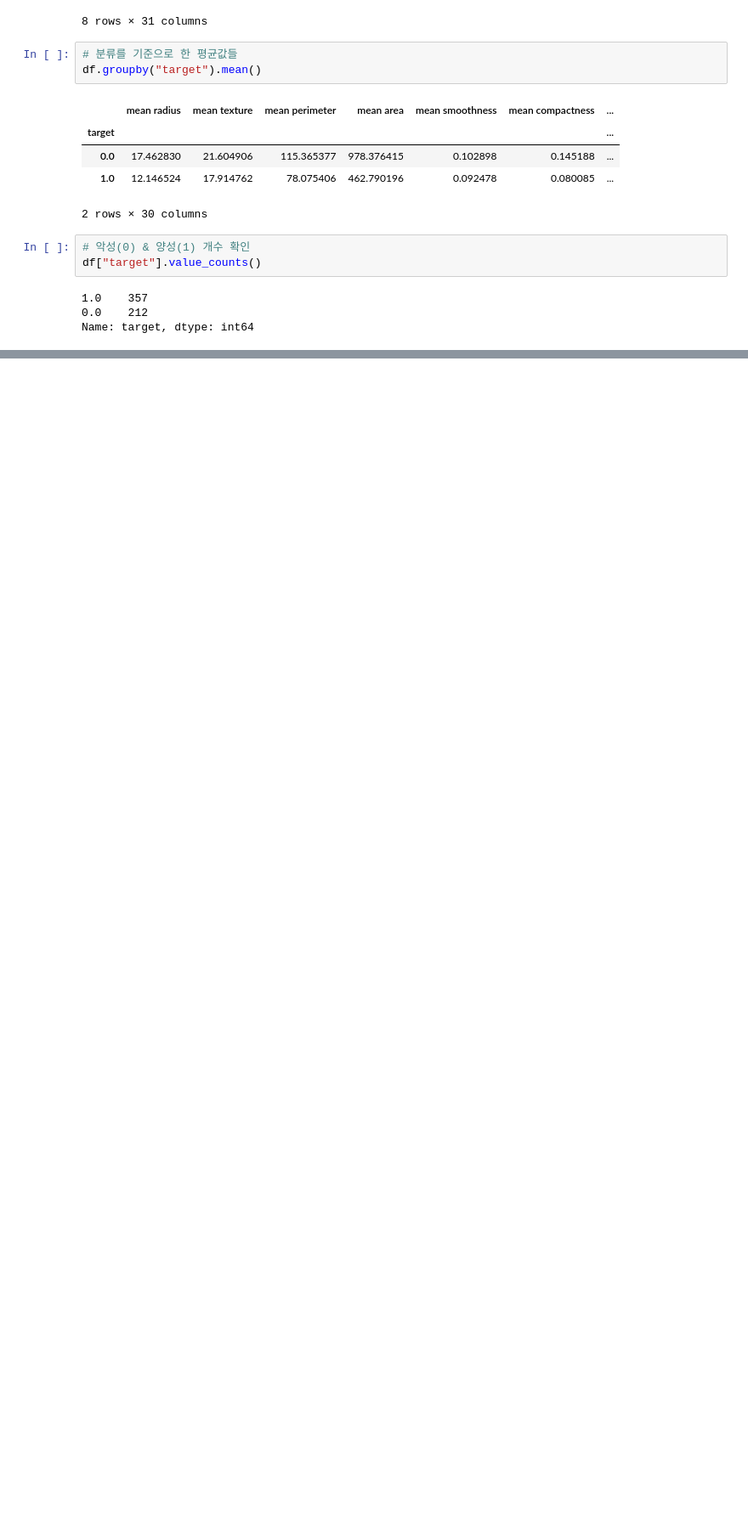
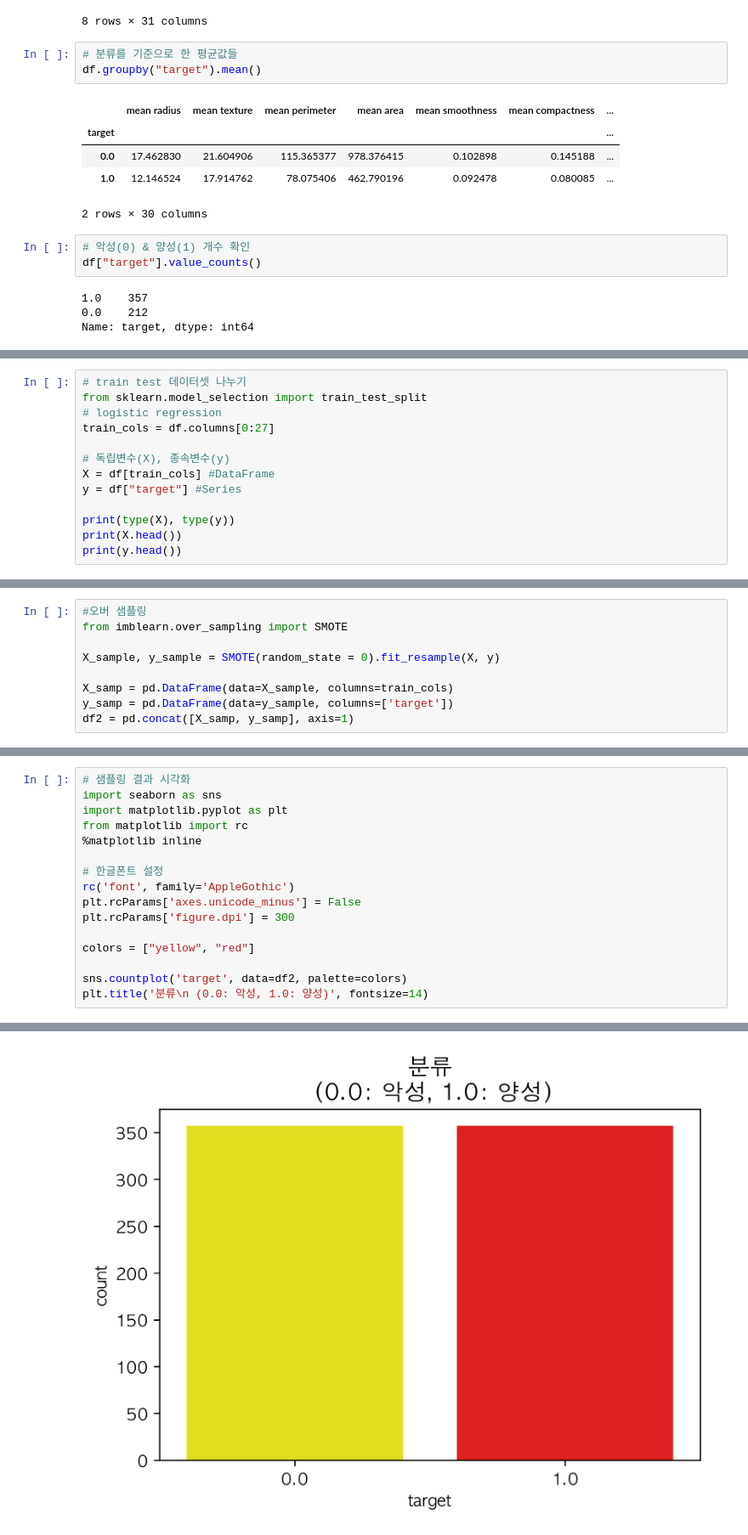
Before and after one commit to rileyko/PythonStudy, a Jupyter notebook: DataPrep/LogisticRegression.ipynb, the cells around one changed output, grey strips where cells are left out. Shown: that part at 85% size. Drawn from its saved outputs; the diff is of its cells as text; blank space fills up the shorter version.

Commit message:
Finish Logistic Regression

```diff
--- a/DataPrep/LogisticRegression.ipynb
+++ b/DataPrep/LogisticRegression.ipynb
@@ -666,3 +666,16 @@ plt.title("분류\n (0.0 : 악성, 1.0: 양성)", fontsize = 14)
 # %% [output]
 Text(0.5, 1.0, '분류\n (0.0 : 악성, 1.0: 양성)')
 [figure]
+# %%
+# train test 데이터셋 나누기
+from sklearn.model_selection import train_test_split
+# logistic regression
+train_cols = df.columns[0:27]
+
+# 독립변수(X), 종속변수(y)
+X = df[train_cols] #DataFrame
+y = df["target"] #Series
+
+print(type(X), type(y))
+print(X.head())
+print(y.head())
@@ -668,0 +709,9 @@ Text(0.5, 1.0, '분류\n (0.0 : 악성, 1.0: 양성)')
+# %%
+#오버 샘플링
+from imblearn.over_sampling import SMOTE
+
+X_sample, y_sample = SMOTE(random_state = 0).fit_resample(X, y)
+
+X_samp = pd.DataFrame(data=X_sample, columns=train_cols)
+y_samp = pd.DataFrame(data=y_sample, columns=['target'])
+df2 = pd.concat([X_samp, y_samp], axis=1)
@@ -668,0 +725,17 @@ Text(0.5, 1.0, '분류\n (0.0 : 악성, 1.0: 양성)')
+# %%
+# 샘플링 결과 시각화
+import seaborn as sns
+import matplotlib.pyplot as plt
+from matplotlib import rc
+%matplotlib inline
+
+# 한글폰트 설정
+rc('font', family='AppleGothic')
+plt.rcParams['axes.unicode_minus'] = False
+plt.rcParams['figure.dpi'] = 300
+
+colors = ["yellow", "red"]
+
+sns.countplot('target', data=df2, palette=colors)
+plt.title('분류\n (0.0: 악성, 1.0: 양성)', fontsize=14)
+# %% [output]
@@ -668,0 +743 @@ Text(0.5, 1.0, '분류\n (0.0 : 악성, 1.0: 양성)')
+[figure, added]
```
Also changed, not shown: parts of 12 cells of this notebook, 1 other file.
